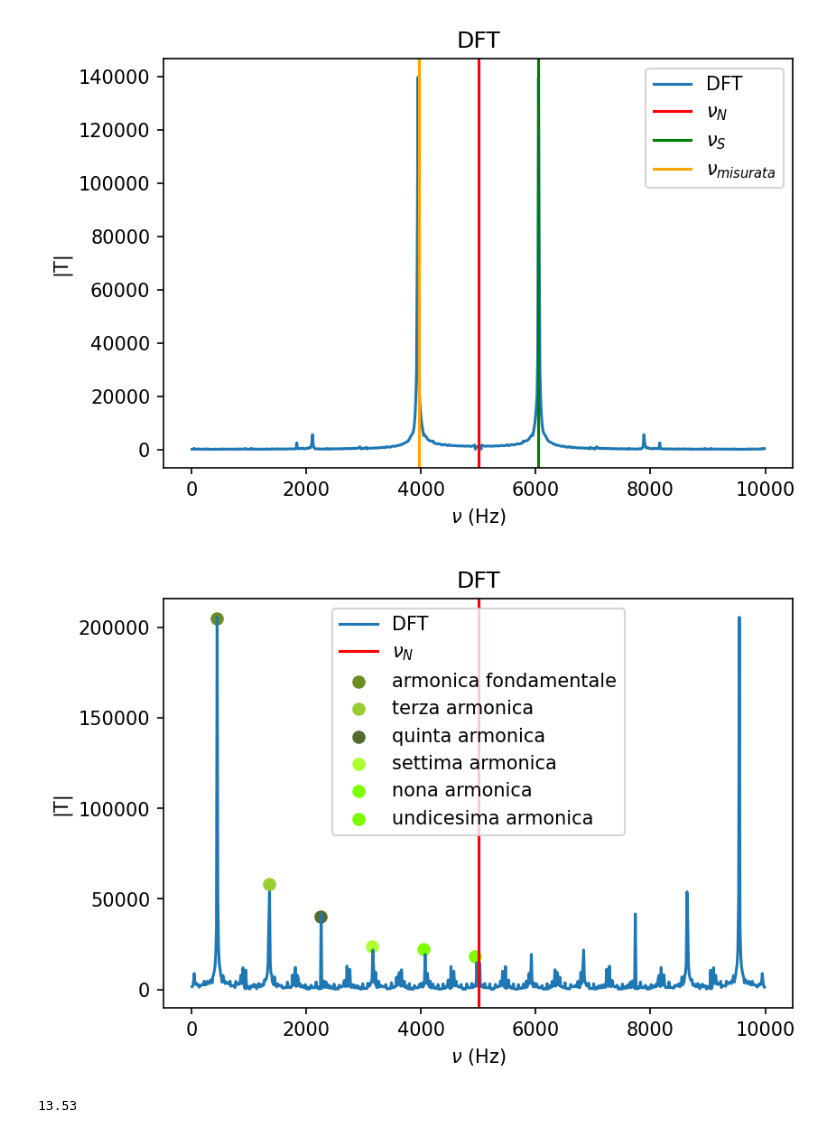
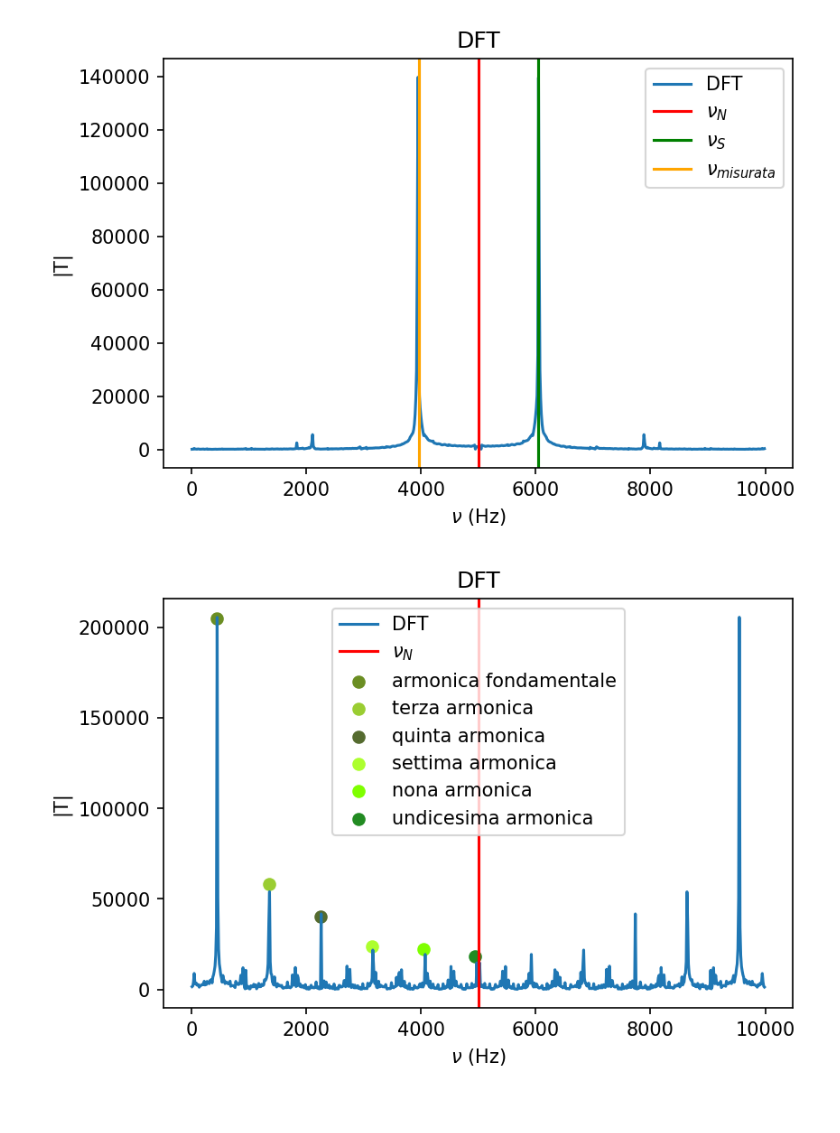
Before and after one commit to 1892051/LabSS, a Jupyter notebook: LabSS/esperienza_9/book.ipynb, the cells around one changed output. Saved outputs shown, nothing was run; the diff lists cells and outputs as text; code cells hidden in the pictures.

```diff
--- a/LabSS/esperienza_9/book.ipynb
+++ b/LabSS/esperienza_9/book.ipynb
@@ -126,24 +133,20 @@ plt.savefig("Sin6040.png")
 # %%
 df_x = pd.read_csv("dati/square451Hz.dat", delimiter=r"  ", names=["k","V(k)", "Re(k)", "Im(k)", "Abs(k)"], skiprows=2)
 a, b = 1, 800
 plt.plot(df_x["k"][a:b]*12.5, df_x["Abs(k)"][a:b], label="DFT")
 
 plt.scatter(450, 205000,c="olivedrab", label="armonica fondamentale")
 plt.scatter(450*3, 205000/3-10000,c="yellowgreen", label="terza armonica")
 plt.scatter(450*5, 200000/5,c="darkolivegreen", label="quinta armonica")
 plt.scatter(450*7, 200000/7-5000,c="greenyellow", label="settima armonica")
 plt.scatter(450*9, 200000/9,c="chartreuse", label="nona armonica")
-plt.scatter(450*11, 200000/11,c="lawngreen", label="undicesima armonica")
+plt.scatter(450*11, 200000/11,c="forestgreen", label="undicesima armonica")
 
 plt.xlabel("$\\nu$ (Hz)")
 plt.axvline(5000, label="$\\nu_N$", c="r")
 plt.legend()
 plt.title("DFT")
 plt.ylabel("|T|")
 plt.savefig("Square451.png")
 # %% [output]
-[figure, old version]
+[figure, new version]
-# %%
-451*0.03
-# %% [output]
-13.53
```
Also changed, not shown: parts of 4 cells of this notebook, 3 other files.
